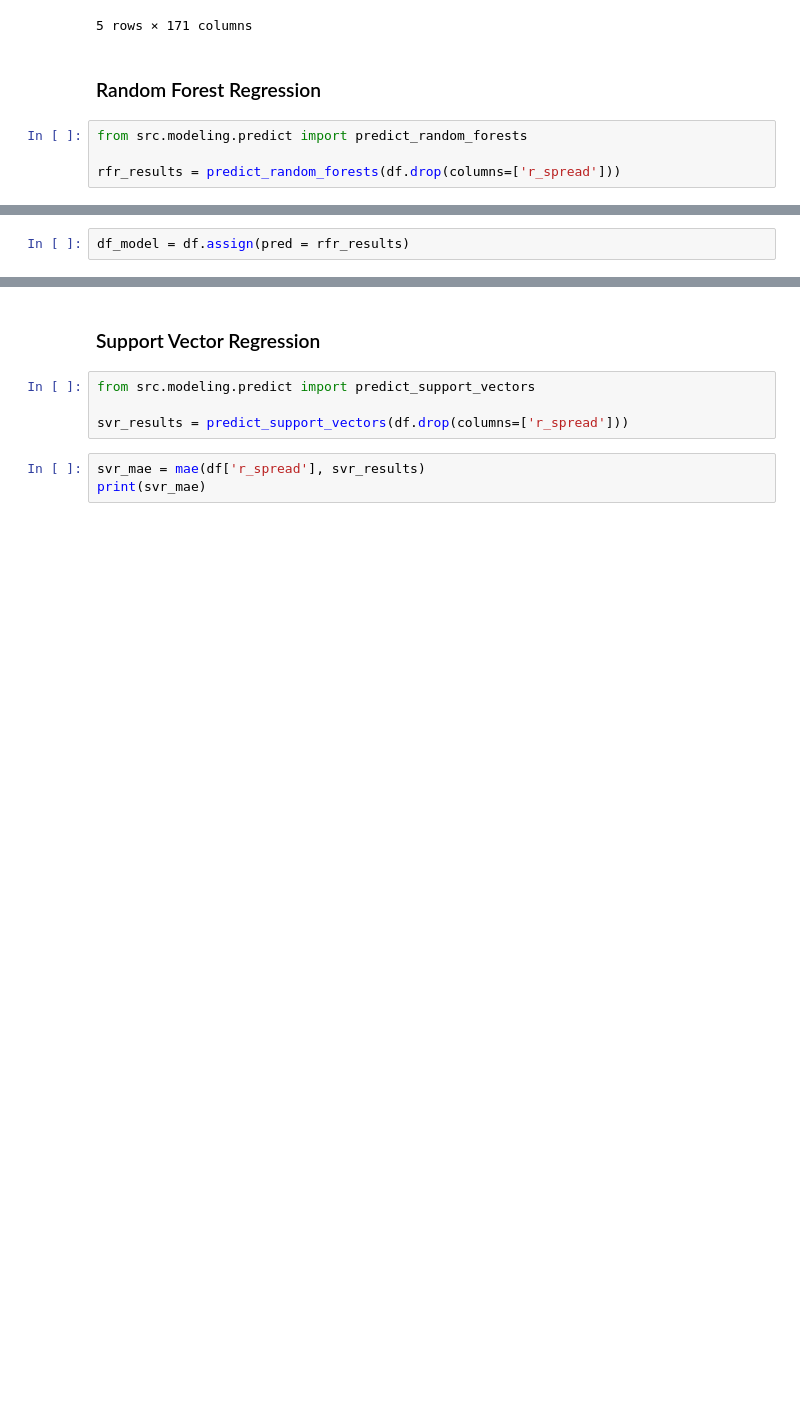
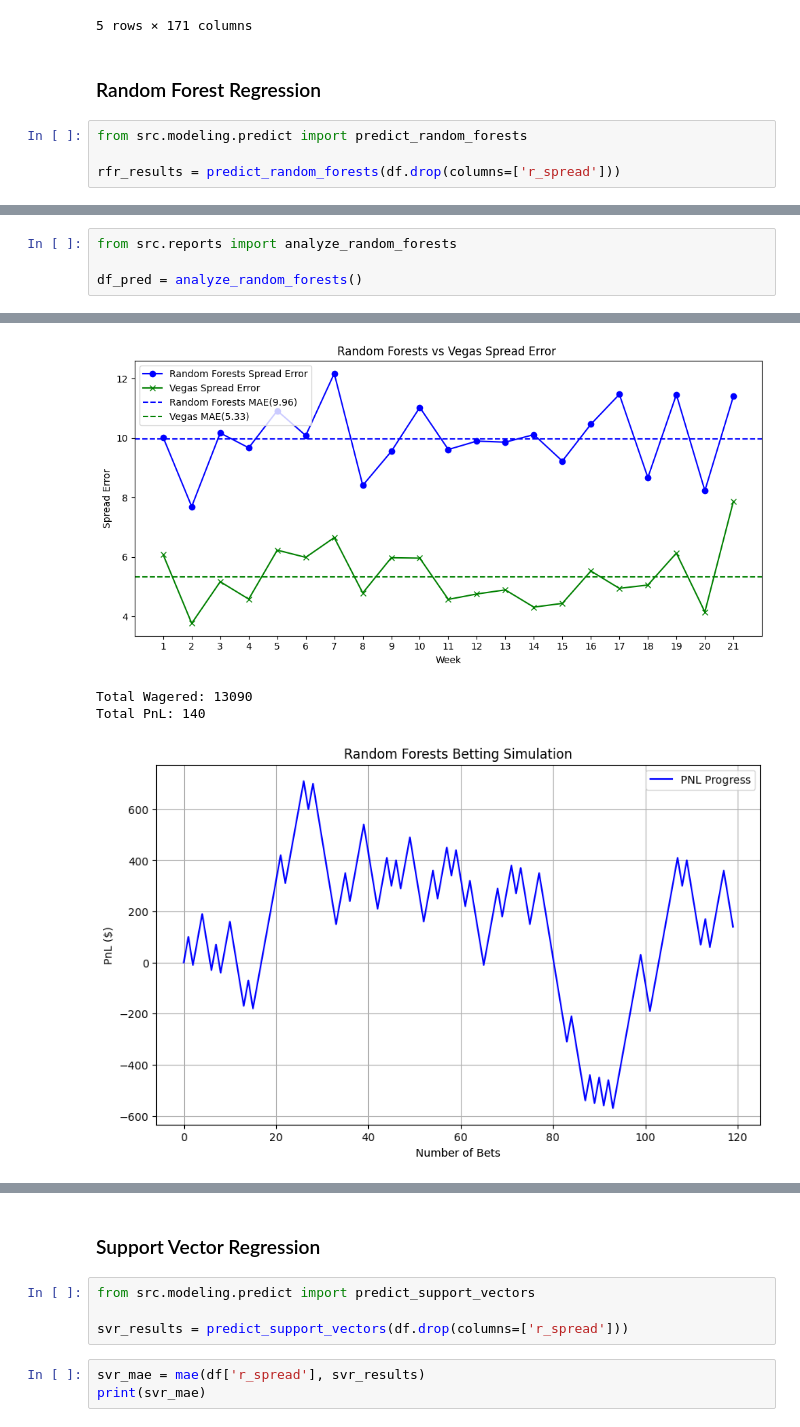
Before and after one commit to harshavardhan-patil/dont-bet-on-sports, a Jupyter notebook: notebooks/testing_w_vegas.ipynb, the cells around one changed output, grey strips where cells are left out. Cells and saved outputs as stored; diff of their text form; blank space fills up the shorter version.

```diff
--- a/notebooks/testing_w_vegas.ipynb
+++ b/notebooks/testing_w_vegas.ipynb
@@ -36,2 +39,5 @@ print(rfr_mae)
-# %%
-df_model = df.assign(pred = rfr_results)
+# %%
+from src.reports import analyze_random_forests
+
+df_pred = analyze_random_forests()
+# %% [output]
@@ -38 +46,5 @@ df_model = df.assign(pred = rfr_results)
+[figure, added]
+Total Wagered: 13090
+Total PnL: 140
+[figure, added]
 # %%
```
Also changed, not shown: parts of 11 cells of this notebook, 33 other files.
